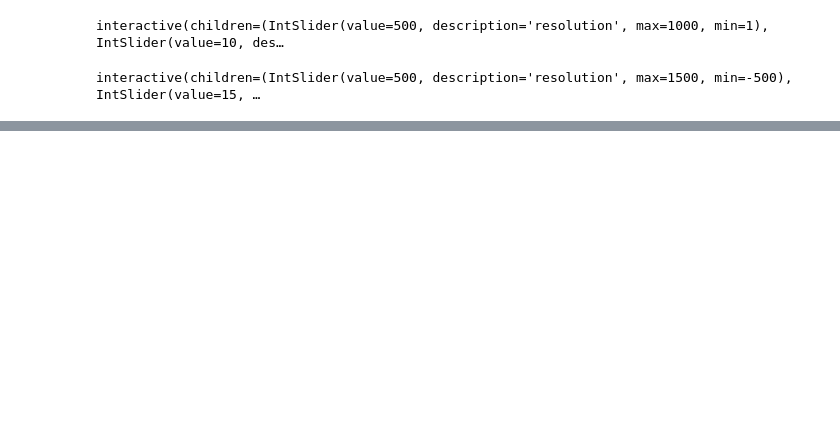
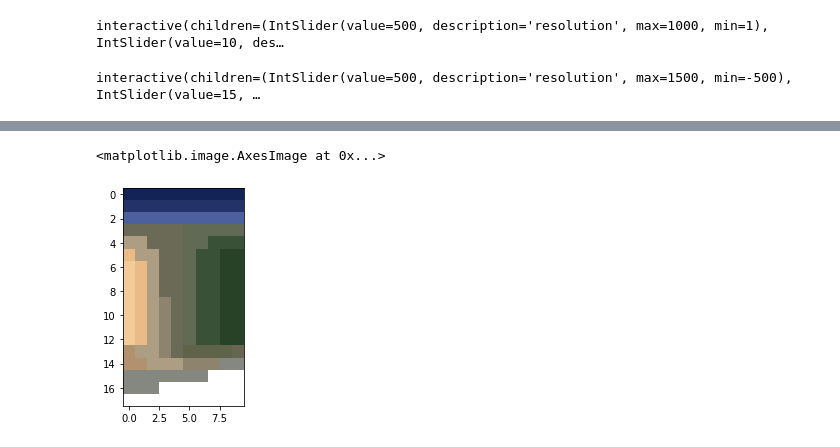
Before and after one commit to Lerqiu/AI4Games-project, a Jupyter notebook: drafts/island_moisture.ipynb, the cells around one changed output, grey strips where cells are left out. Cells and saved outputs as stored; diff of their text form; code cells hidden in the pictures; blank space fills up the shorter version.

Commit message:
Adding bioms to

```diff
--- a/drafts/island_moisture.ipynb
+++ b/drafts/island_moisture.ipynb
@@ -108,0 +112,62 @@ Heatmap(moisture,scale = 2.0,cmap="gray_r",cbar=True)
+# %%
+#Add bioms
+
+WATER_DARK = np.array([19,35,86])
+WATER_MEDIUM = np.array([35,51,106])
+WATER_BRIGHT = np.array([76,96,157])
+
+NATURE_DRY = np.array([107,106,87])
+NATURE_SMALL = np.array([96,106,84])
+NATURE_NORMAL = np.array([57,81,55])
+NATURE_BIG = np.array([40,66,40])
+
+
+STONES_NATURE_LITTLE = np.array([142,132,109])
+STONES_NATURE = np.array([94,99,73])
+STONES_NATURE_BIG = np.array([102,101,80])
+
+STONES = np.array([173,158,131])
+STONES_DESERT = np.array([177,145,110])
+
+DESERT_LITTLE = np.array([173,158,131])
+DESERT_MIDDLE = np.array([235,187,135])
+DESSERT = np.array([243,203,153])
+
+SNOW_LOW =  np.array([132,136,128])
+SNOW =  np.array([255,255,255])
+
+
+#Y height, step 5 (16 elems)
+#X moisture, step 10 (10 elems)
+mapBioms = [
+    [WATER_DARK for _ in range(10)],
+    [WATER_MEDIUM for _ in range(10)],
+    [WATER_BRIGHT for _ in range(10)],
+    [NATURE_DRY,NATURE_DRY,NATURE_DRY,NATURE_DRY,NATURE_DRY,NATURE_SMALL,NATURE_SMALL,NATURE_SMALL,NATURE_SMALL,NATURE_SMALL],
+    [DESERT_LITTLE,DESERT_LITTLE,NATURE_DRY,NATURE_DRY,NATURE_DRY,NATURE_SMALL,NATURE_SMALL,NATURE_NORMAL,NATURE_NORMAL,NATURE_NORMAL],
+    [DESERT_MIDDLE,DESERT_LITTLE,DESERT_LITTLE,NATURE_DRY,NATURE_DRY,NATURE_SMALL,NATURE_NORMAL,NATURE_NORMAL,NATURE_BIG,NATURE_BIG],
+    [DESSERT,DESERT_MIDDLE,DESERT_LITTLE,NATURE_DRY,NATURE_DRY,NATURE_SMALL,NATURE_NORMAL,NATURE_NORMAL,NATURE_BIG,NATURE_BIG],
+    [DESSERT,DESERT_MIDDLE,DESERT_LITTLE,NATURE_DRY,NATURE_DRY,NATURE_SMALL,NATURE_NORMAL,NATURE_NORMAL,NATURE_BIG,NATURE_BIG],
+    [DESSERT,DESERT_MIDDLE,DESERT_LITTLE,NATURE_DRY,NATURE_DRY,NATURE_SMALL,NATURE_NORMAL,NATURE_NORMAL,NATURE_BIG,NATURE_BIG],
+    [DESSERT,DESERT_MIDDLE,DESERT_LITTLE,STONES_NATURE_LITTLE,NATURE_DRY,NATURE_SMALL,NATURE_NORMAL,NATURE_NORMAL,NATURE_BIG,NATURE_BIG],
+    [DESSERT,DESERT_MIDDLE,DESERT_LITTLE,STONES_NATURE_LITTLE,NATURE_DRY,NATURE_SMALL,NATURE_NORMAL,NATURE_NORMAL,NATURE_BIG,NATURE_BIG],
+    [DESSERT,DESERT_MIDDLE,DESERT_LITTLE,STONES_NATURE_LITTLE,NATURE_DRY,NATURE_SMALL,NATURE_NORMAL,NATURE_NORMAL,NATURE_BIG,NATURE_BIG],
+    [DESSERT,DESERT_MIDDLE,DESERT_LITTLE,STONES_NATURE_LITTLE,NATURE_DRY,NATURE_SMALL,NATURE_NORMAL,NATURE_NORMAL,NATURE_BIG,NATURE_BIG],
+    [STONES_DESERT,STONES,DESERT_LITTLE,STONES_NATURE_LITTLE,NATURE_DRY,STONES_NATURE,STONES_NATURE,STONES_NATURE,STONES_NATURE,STONES_NATURE_BIG],
+    [STONES_DESERT,STONES_DESERT,STONES,STONES,STONES,STONES_NATURE_LITTLE,STONES_NATURE_LITTLE,STONES_NATURE_LITTLE,SNOW_LOW,SNOW_LOW],
+    [SNOW_LOW,SNOW_LOW,SNOW_LOW,SNOW_LOW,SNOW_LOW,SNOW_LOW,SNOW_LOW,SNOW,SNOW,SNOW],
+    [SNOW_LOW,SNOW_LOW,SNOW_LOW,SNOW,SNOW,SNOW,SNOW,SNOW,SNOW,SNOW],
+    [SNOW,SNOW,SNOW,SNOW,SNOW,SNOW,SNOW,SNOW,SNOW,SNOW],
+]
+
+mapBiomsLevels = len(mapBioms)
+mapBiomsDepth = len(mapBioms[0])
+
+colorsLegend = np.zeros(shape=(mapBiomsLevels,mapBiomsDepth,3),dtype=np.ubyte)
+for y in range(mapBiomsLevels):
+    for x in range(mapBiomsDepth):
+        colorsLegend[y][x] = mapBioms[y][x]
+plt.imshow(colorsLegend)
+# %% [output]
+<matplotlib.image.AxesImage at 0x...>
+[figure, added]
```
Also changed, not shown: parts of 7 cells of this notebook, 1 other file.
